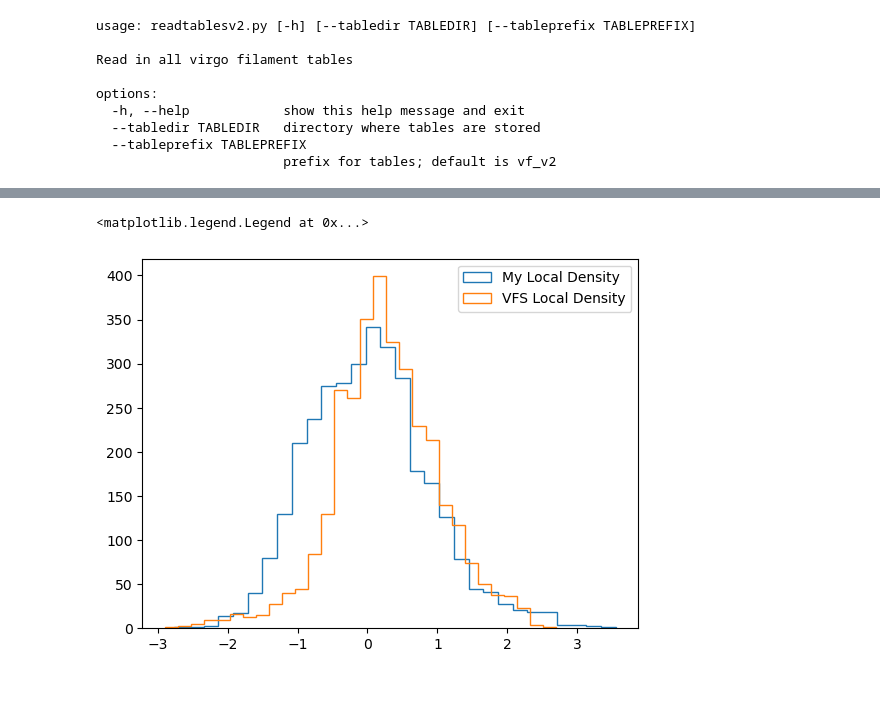
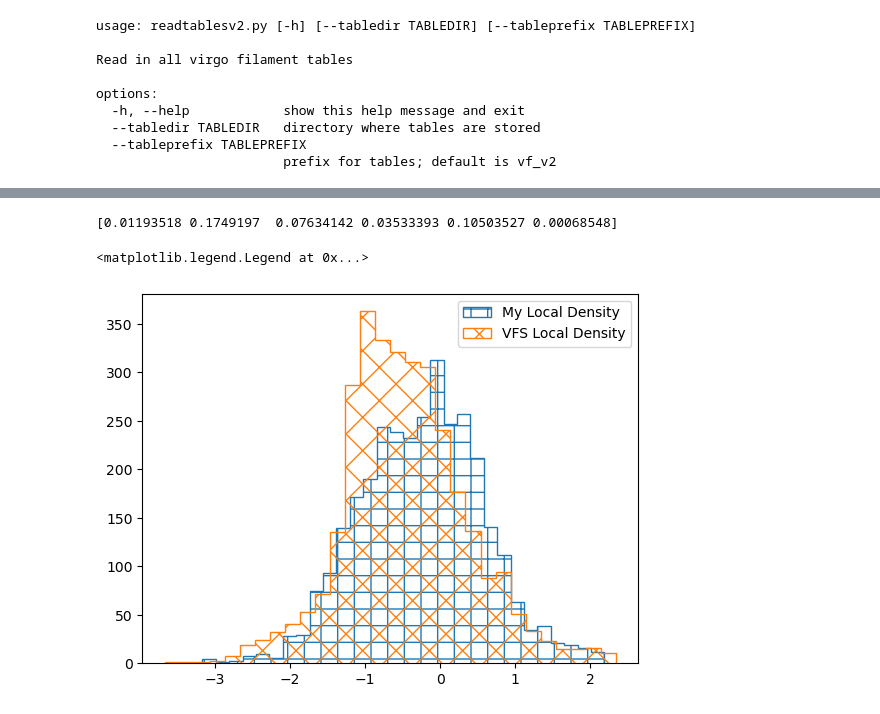
Before and after one commit to EvanBarkus/WISESize_Project, a Jupyter notebook: Castignani_LD.ipynb, the cells around one changed output, grey strips where cells are left out. Saved outputs shown, nothing was run; the diff lists cells and outputs as text; code cells hidden in the pictures.

Commit message:
Fixed velocity cut, improved plots

```diff
--- a/Castignani_LD.ipynb
+++ b/Castignani_LD.ipynb
@@ -161,7 +173,11 @@ Mr = myTab2['M_r']
 Mrmin = -15.7
 Mrflag = (Mr > Mrmin)
 
-cut = raflag & decflag & Mrflag
+# Velocity cut
+v = myTab['vr']
+vflag = (v < 3300) & (v > 500)
+
+cut = raflag & decflag & Mrflag & vflag
 
 cuttab = myTab[cut]
 # %%
@@ -173,26 +199,12 @@ sigma_5 = Local_Density(cuttab)
+# %%
+for i in np.arange(0,len(sigma_5),6):
+    x = np.delete(sigma_5, np.arange(0, sigma_5.size, 6))
+print(x[0:6])
+# %% [output]
+[0.01193518 0.1749197  0.07634142 0.03533393 0.10503527 0.00068548]
 # %%
 # Reads in Environment table that contains local density values
 envTab=Table.read(catalog_path+'vf_v2_environment.fits')
 # %%
 # Applying same cuts to environment table
-
-# RA cut
-raTab = myTab['RA']
-ramax = 280
-ramin = 100
-raflag = (raTab>ramin) & (raTab<ramax)
-
-# DEC cut
-decTab = myTab['DEC']
-decmin = -1.3
-decmax = 75
-decflag = (decTab>decmin) & (decTab<decmax)
-
-# Magnitude cut
-Mr = myTab2['M_r']
-Mrmin = -15.7
-Mrflag = (Mr > Mrmin)
-
-cut2 = raflag & decflag & Mrflag
-
-envcuttab = envTab[cut2]
+envcuttab = envTab[cut]
@@ -199,14 +213,14 @@ envcuttab = envTab[cut2]
 # %%
 my_sigma_5 = sigma_5
-vfs_sigma_5 = envcuttab['n5th_2D'] # Local density from vfs
+vfs_sigma_5 = envcuttab['n5th'] # Local density from vfs
 # %%
-plt.hist(np.log10(my_sigma_5),label='My Local Density',histtype='step',bins=30)
-plt.hist(np.log10(vfs_sigma_5),label='VFS Local Density',histtype='step',bins=30)
+plt.hist(np.log10(my_sigma_5),label='My Local Density',histtype='step',bins=30,hatch='+')
+plt.hist(np.log10(vfs_sigma_5),label='VFS Local Density',histtype='step',bins=30,hatch='x')
 
 plt.legend()
 # %% [output]
 <matplotlib.legend.Legend at 0x...>
-[figure, old version]
+[figure, new version]
 # %%
 # My local density plot
 
```
Also changed, not shown: parts of 9 cells of this notebook.
